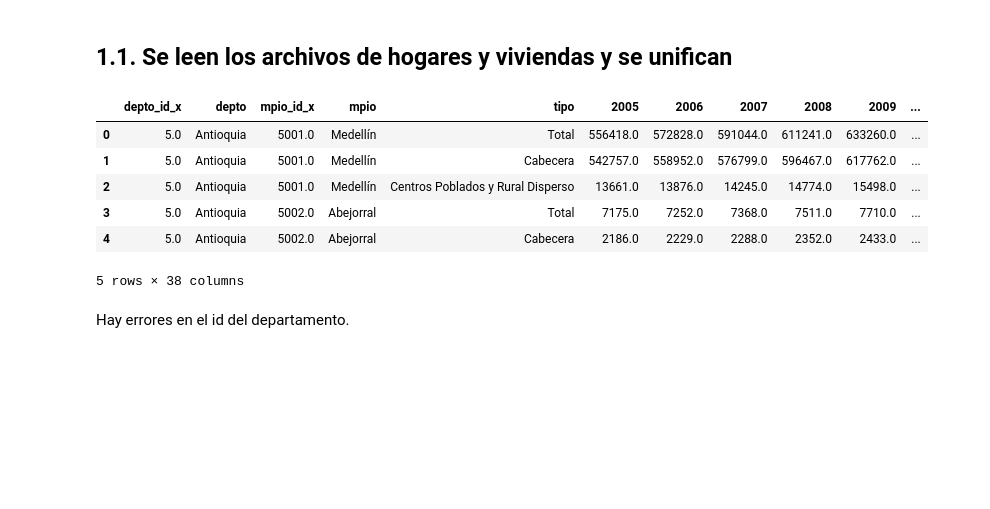
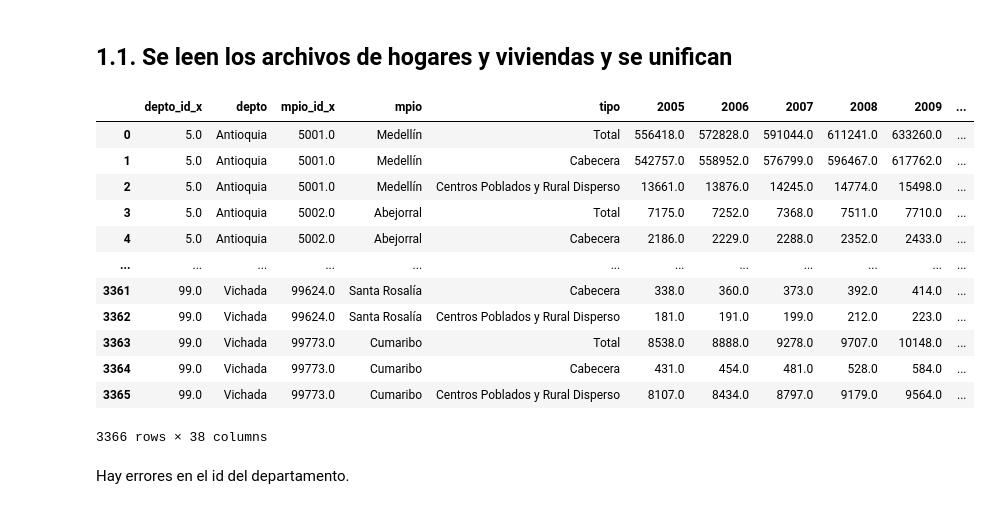
Before and after one commit to caramirezs/DataJam2022, a Jupyter notebook: daneygeopandas.ipynb, the cells around one changed output. Saved outputs shown, nothing was run; the diff lists cells and outputs as text; code cells hidden in the pictures; blank space fills up the shorter version.

```diff
--- a/daneygeopandas.ipynb
+++ b/daneygeopandas.ipynb
@@ -27,15 +27,21 @@ df_viv=df_viv1.merge(df_viv2,on=["depto","mpio","tipo"],how='outer').fillna(0)
 df_hog=df_hog1.merge(df_hog2,on=["depto","mpio","tipo"],how='outer').fillna(0)
 del df_viv2,df_viv1,df_hog1,df_hog2
 # %%
-df_viv.head()
+df_viv
 # %% [output]
 |  | depto_id_x | depto | mpio_id_x | mpio | tipo | 2005 | 2006 | 2007 | 2008 | 2009 | ... |
 | 0 | 5.0 | Antioquia | 5001.0 | Medellín | Total | 556418.0 | 572828.0 | 591044.0 | 611241.0 | 633260.0 | ... |
 | 1 | 5.0 | Antioquia | 5001.0 | Medellín | Cabecera | 542757.0 | 558952.0 | 576799.0 | 596467.0 | 617762.0 | ... |
 | 2 | 5.0 | Antioquia | 5001.0 | Medellín | Centros Poblados y Rural Disperso | 13661.0 | 13876.0 | 14245.0 | 14774.0 | 15498.0 | ... |
 | 3 | 5.0 | Antioquia | 5002.0 | Abejorral | Total | 7175.0 | 7252.0 | 7368.0 | 7511.0 | 7710.0 | ... |
 | 4 | 5.0 | Antioquia | 5002.0 | Abejorral | Cabecera | 2186.0 | 2229.0 | 2288.0 | 2352.0 | 2433.0 | ... |
+| ... | ... | ... | ... | ... | ... | ... | ... | ... | ... | ... | ... |
+| 3361 | 99.0 | Vichada | 99624.0 | Santa Rosalía | Cabecera | 338.0 | 360.0 | 373.0 | 392.0 | 414.0 | ... |
+| 3362 | 99.0 | Vichada | 99624.0 | Santa Rosalía | Centros Poblados y Rural Disperso | 181.0 | 191.0 | 199.0 | 212.0 | 223.0 | ... |
+| 3363 | 99.0 | Vichada | 99773.0 | Cumaribo | Total | 8538.0 | 8888.0 | 9278.0 | 9707.0 | 10148.0 | ... |
+| 3364 | 99.0 | Vichada | 99773.0 | Cumaribo | Cabecera | 431.0 | 454.0 | 481.0 | 528.0 | 584.0 | ... |
+| 3365 | 99.0 | Vichada | 99773.0 | Cumaribo | Centros Poblados y Rural Disperso | 8107.0 | 8434.0 | 8797.0 | 9179.0 | 9564.0 | ... |
-5 rows × 38 columns
+3366 rows × 38 columns
 # %% [markdown]
 Hay errores en el id del departamento.
 # %%
```
Also changed, not shown: parts of 2 cells of this notebook, 10 other files.
